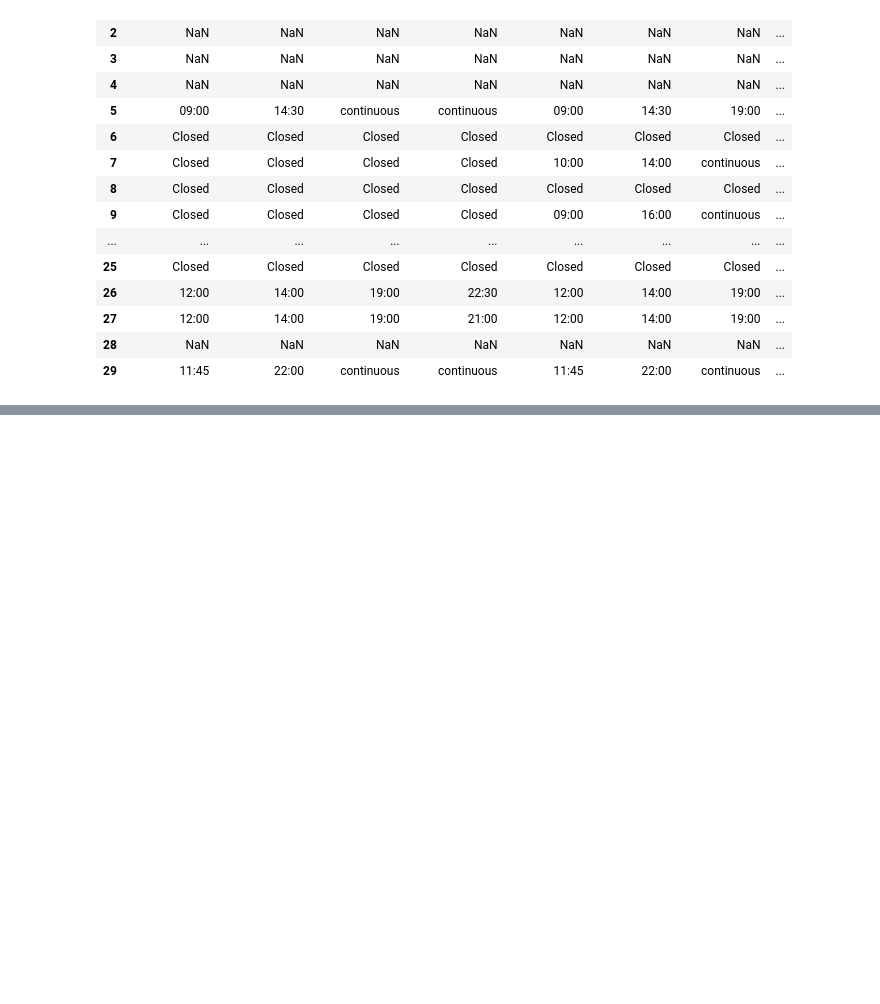
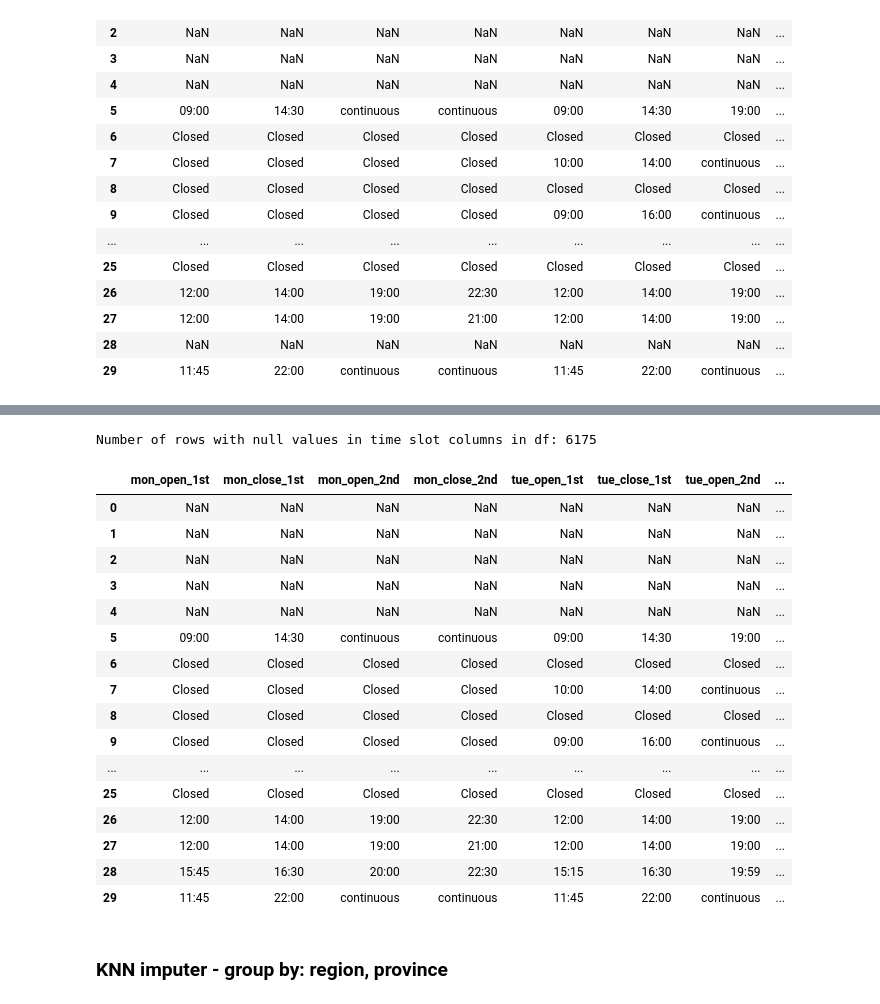
Before and after one commit to idoschw3/french_resturants, a Jupyter notebook: notebooks/03_null_handling_and_imputation.ipynb, the cells around one changed output, grey strips where cells are left out. Cells and saved outputs as stored; diff of their text form; code cells hidden in the pictures; blank space fills up the shorter version.

```diff
--- a/notebooks/03_null_handling_and_imputation.ipynb
+++ b/notebooks/03_null_handling_and_imputation.ipynb
@@ -250,38 +250,3 @@ df[time_slot_cols].head(30)
 | 27 | 12:00 | 14:00 | 19:00 | 21:00 | 12:00 | 14:00 | 19:00 | ... |
 | 28 | NaN | NaN | NaN | NaN | NaN | NaN | NaN | ... |
 | 29 | 11:45 | 22:00 | continuous | continuous | 11:45 | 22:00 | continuous | ... |
-# %%
-# 1️⃣ Define your time slot columns
-time_slot_cols = [col for col in df.columns if any(day in col for day in ['mon_', 'tue_', 'wed_', 'thu_', 'fri_', 'sat_', 'sun_'])]
-
-# 2️⃣ Store category encoders for each time column
-category_maps = {}
-for col in time_slot_cols:
-    df[col] = df[col].astype('category')
-    category_maps[col] = dict(enumerate(df[col].cat.categories))
-    df[col] = df[col].cat.codes.replace(-1, np.nan)
-
-# 3️⃣ Prepare container for results
-df_imputed_parts = []
-
-# 4️⃣ Group by (region, city) and apply KNN imputer
-for group_key, group_df in df.groupby(['region', 'city']):
-    # If group is all NaNs, skip and leave them as-is
-    if group_df[time_slot_cols].isnull().all(axis=None):
-        df_imputed_parts.append(group_df[time_slot_cols])
-        continue
-
-    imputer = KNNImputer(n_neighbors=3)
-    imputed_array = imputer.fit_transform(group_df[time_slot_cols])
-    imputed_df = pd.DataFrame(imputed_array, columns=time_slot_cols, index=group_df.index)
-    df_imputed_parts.append(imputed_df)
-
-# 5️⃣ Recombine all imputed groups
-df_imputed_times = pd.concat(df_imputed_parts).sort_index()
-
-# 6️⃣ Convert imputed numeric codes back to original categories
-for col in time_slot_cols:
-    code_to_label = category_maps[col]
-    df[col] = df_imputed_times[col].round().astype('Int64').map(code_to_label)
-
-print("✅ Imputation complete: original time slot columns have been replaced with KNN-imputed values.")
@@ -289,0 +312,28 @@ print("✅ Imputation complete: original time slot columns have been replaced wi
+# %%
+# Count the rows with any null values in the time slot columns
+null_rows_count = df[time_slot_cols].isnull().any(axis=1).sum()
+print(f"Number of rows with null values in time slot columns in df: {null_rows_count}")
+# %% [output]
+Number of rows with null values in time slot columns in df: 6175
+# %%
+df[time_slot_cols].head(30)
+# %% [output]
+|  | mon_open_1st | mon_close_1st | mon_open_2nd | mon_close_2nd | tue_open_1st | tue_close_1st | tue_open_2nd | ... |
+| 0 | NaN | NaN | NaN | NaN | NaN | NaN | NaN | ... |
+| 1 | NaN | NaN | NaN | NaN | NaN | NaN | NaN | ... |
+| 2 | NaN | NaN | NaN | NaN | NaN | NaN | NaN | ... |
+| 3 | NaN | NaN | NaN | NaN | NaN | NaN | NaN | ... |
+| 4 | NaN | NaN | NaN | NaN | NaN | NaN | NaN | ... |
+| 5 | 09:00 | 14:30 | continuous | continuous | 09:00 | 14:30 | 19:00 | ... |
+| 6 | Closed | Closed | Closed | Closed | Closed | Closed | Closed | ... |
+| 7 | Closed | Closed | Closed | Closed | 10:00 | 14:00 | continuous | ... |
+| 8 | Closed | Closed | Closed | Closed | Closed | Closed | Closed | ... |
+| 9 | Closed | Closed | Closed | Closed | 09:00 | 16:00 | continuous | ... |
+| ... | ... | ... | ... | ... | ... | ... | ... | ... |
+| 25 | Closed | Closed | Closed | Closed | Closed | Closed | Closed | ... |
+| 26 | 12:00 | 14:00 | 19:00 | 22:30 | 12:00 | 14:00 | 19:00 | ... |
+| 27 | 12:00 | 14:00 | 19:00 | 21:00 | 12:00 | 14:00 | 19:00 | ... |
+| 28 | 15:45 | 16:30 | 20:00 | 22:30 | 15:15 | 16:30 | 19:59 | ... |
+| 29 | 11:45 | 22:00 | continuous | continuous | 11:45 | 22:00 | continuous | ... |
+# %% [markdown]
+### KNN imputer - group by: region, province
```
Also changed, not shown: parts of 38 cells of this notebook.
